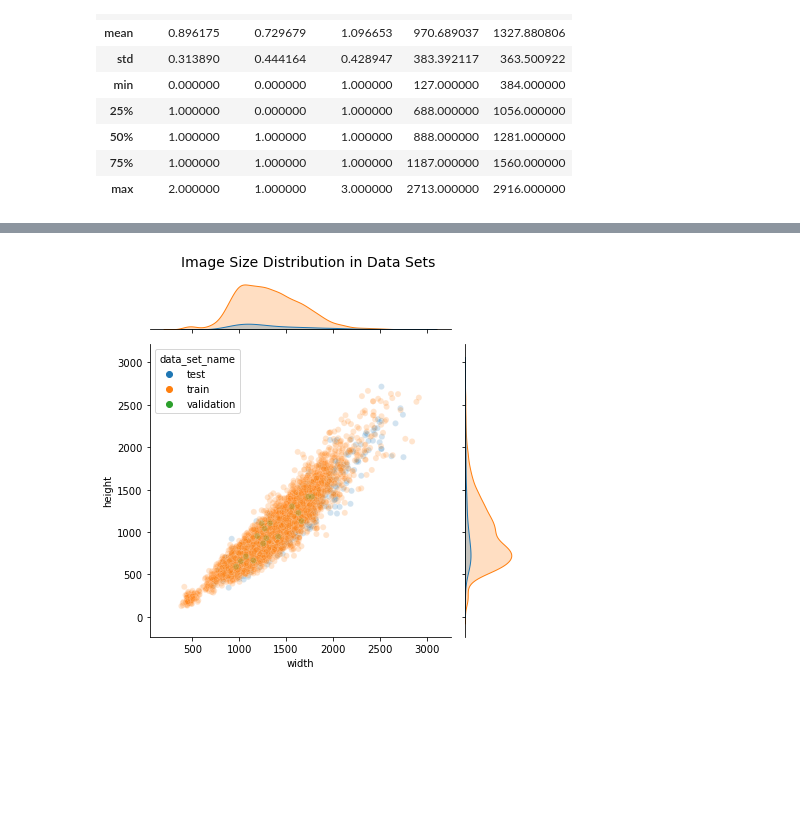
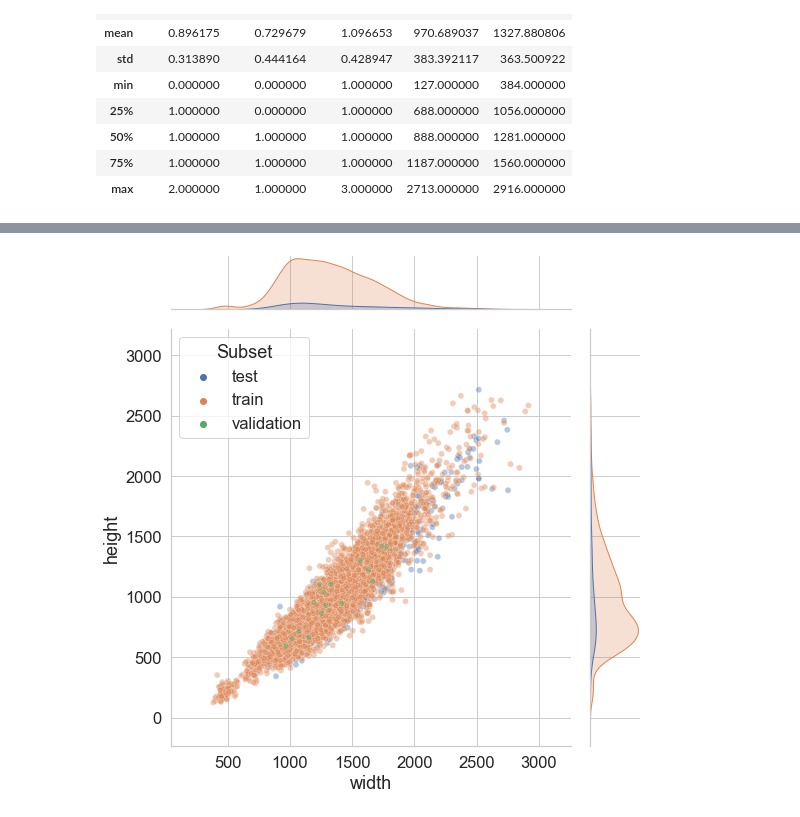
Before and after one commit to danvalen1/Pneumonia-ID, a Jupyter notebook: notebooks/DAV/EDA-img-processing.ipynb, the cells around one changed output, grey strips where cells are left out. Saved outputs shown, nothing was run; the diff lists cells and outputs as text; code cells hidden in the pictures; blank space fills up the shorter version.

Commit message:
updating data EDA/prep

```diff
--- a/notebooks/DAV/EDA-img-processing.ipynb
+++ b/notebooks/DAV/EDA-img-processing.ipynb
@@ -88,3 +52,27 @@ index_df.describe()
 | 50% | 1.000000 | 1.000000 | 1.000000 | 888.000000 | 1281.000000 |
 | 75% | 1.000000 | 1.000000 | 1.000000 | 1187.000000 | 1560.000000 |
 | max | 2.000000 | 1.000000 | 3.000000 | 2713.000000 | 2916.000000 |
+# %%
+fontscale = 1.5
+sns.set(font_scale=fontscale, style='whitegrid')
+figsize = (12,8)
+
+def channelScatter(index_df):
+    grey_img = index_df[index_df.channels == 1]
+    color_img = index_df[index_df.channels == 3]
+
+    fig, ax = plt.subplots(figsize = figsize)
+
+    ax.scatter(x=grey_img.width, y=grey_img.height, label="greyscale", color="grey", alpha = 0.1)
+    ax.scatter(x=color_img.width, y=color_img.height, label="color", color="purple", alpha = 0.1)
+    ax.set(xlabel = "Width of Image",
+           ylabel = "Height of Image",
+           Title = "Dimensions of Images Colored by Image Type"
+          )
+
+    plt.legend()
+
+    plt.savefig("../../images/image_colors.png")
+    return plt.show()
+
+channelScatter(index_df)
@@ -91,8 +81,16 @@ index_df.describe()
 # %%
-sns.jointplot(data=index_df, x="width", y="height", hue="data_set_name", kind="scatter", alpha = 0.2)
-plt.suptitle("Image Size Distribution in Data Sets", size=14, y=0.98)
+jointplot = sns.jointplot(data=index_df,
+                           x="width",
+                           y="height",
+                           hue="data_set_name",
+                           kind="scatter",
+                           height = figsize[1],
+                           ratio = round(figsize[0]/figsize[1]+5),
+                           alpha=0.4)
+
+
+jointplot.ax_joint.legend(title="Subset")
 plt.tight_layout()
 plt.savefig("../../images/image_pix_dist.png")
-plt.show()
 # %% [output]
-[figure, old version]
+[figure, new version]
```
Also changed, not shown: parts of 14 cells of this notebook, 5 other files.
